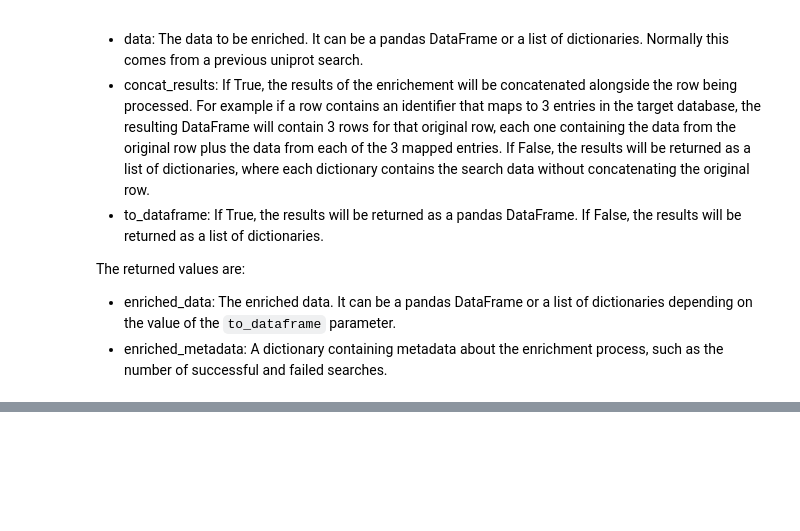
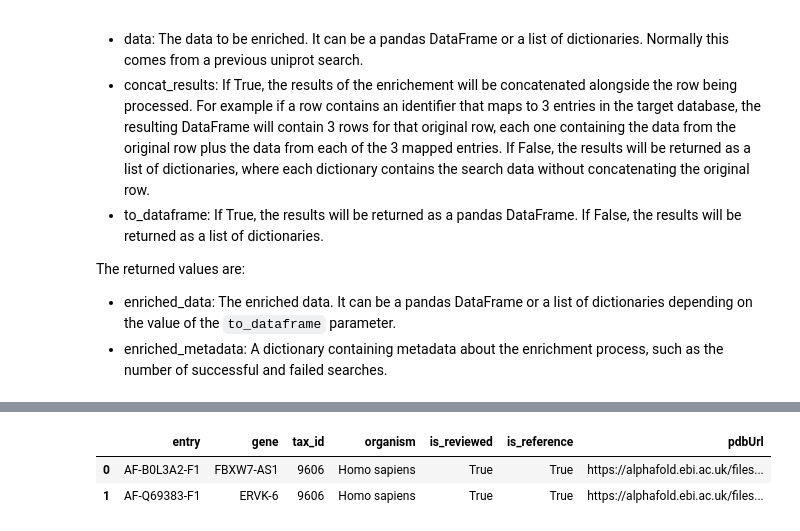
Before and after one commit to kren-ai-lab/silk-route, a Jupyter notebook: examples/uniprot_usage_demo.ipynb, the cells around one changed output, grey strips where cells are left out. Saved outputs shown, nothing was run; the diff lists cells and outputs as text; code cells hidden in the pictures; blank space fills up the shorter version.

```diff
--- a/examples/uniprot_usage_demo.ipynb
+++ b/examples/uniprot_usage_demo.ipynb
@@ -200,8 +209,9 @@ Furthermore, you can enrich your data by performing additional searches based on
 # %%
 from bioseq_dl import UniprotInterface
 # %%
-query = "antibacterial AND reviewed:true"
-fields="accession,protein_name,sequence,ec,lineage,organism_name,go,xref_brenda"
+#query = "antibacterial AND reviewed:true"
+query = "B0L3A2 OR Q69383"
+fields="accession,protein_name,sequence,ec,lineage,organism_name,go,xref_brenda,xref_alphafolddb"
 sort="accession asc"
 # %% [markdown]
 ### Instantiating the API
@@ -218,10 +228,10 @@ response_data, search_metadata = instance.submit_stream(
     download=False,
 )
 # %%
-parsed_data, parse_metadata = instance.parse_results(
+parsed_data, parse_metadata = instance.parse(
     results=response_data,
     extract_fields=None,
-    to_dataframe=True
+    format="dataframe"
 )
 # %% [markdown]
 Once parsed results are obtained you can use the CrossRefEnricher class to enrich your data based on a given field.
@@ -232,8 +242,8 @@ First you have to define the specific enricher method you want to use. For examp
 # %%
 specs = [
     EndpointSpec(database="alphafold", endpoint="prediction", option=None, params={}),
-    EndpointSpec(database="pdb", endpoint="entry", option=None, params={}),
-    EndpointSpec(database="brenda", endpoint="getKmValue", option=None, params={})
+    #EndpointSpec(database="pdb", endpoint="entry", option=None, params={}),
+    #EndpointSpec(database="brenda", endpoint="getKmValue", option=None, params={})
 ]
 # %% [markdown]
 ### Instantating the enricher
@@ -252,5 +262,6 @@ The returned values are:
 - enriched_data: The enriched data. It can be a pandas DataFrame or a list of dictionaries depending on the value of the `to_dataframe` parameter.
 - enriched_metadata: A dictionary containing metadata about the enrichment process, such as the number of successful and failed searches.
 # %%
-enriched_data, enriched_metadata = enricher.enrich(parsed_data, concat_results=False, to_dataframe=True)
+enriched_data, enriched_metadata = enricher.enrich(parsed_data, format="dataframe")
+enriched_data["alphafold_prediction"]
 # %% [output]
@@ -257,0 +274,3 @@ brenda EndpointSpec(database='brenda', endpoint='getKmValue', option=None, param
+|  | entry | gene | tax_id | organism | is_reviewed | is_reference | pdbUrl |
+| 0 | AF-B0L3A2-F1 | FBXW7-AS1 | 9606 | Homo sapiens | True | True | https://alphafold.ebi.ac.uk/files... |
+| 1 | AF-Q69383-F1 | ERVK-6 | 9606 | Homo sapiens | True | True | https://alphafold.ebi.ac.uk/files... |
```
Also changed, not shown: parts of 11 cells of this notebook, 36 other files.
